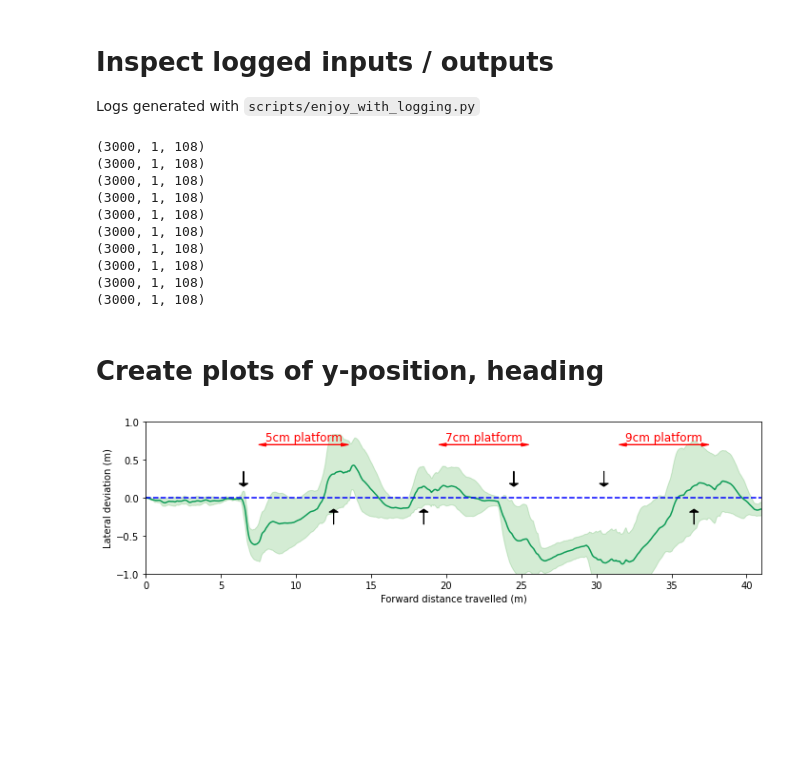
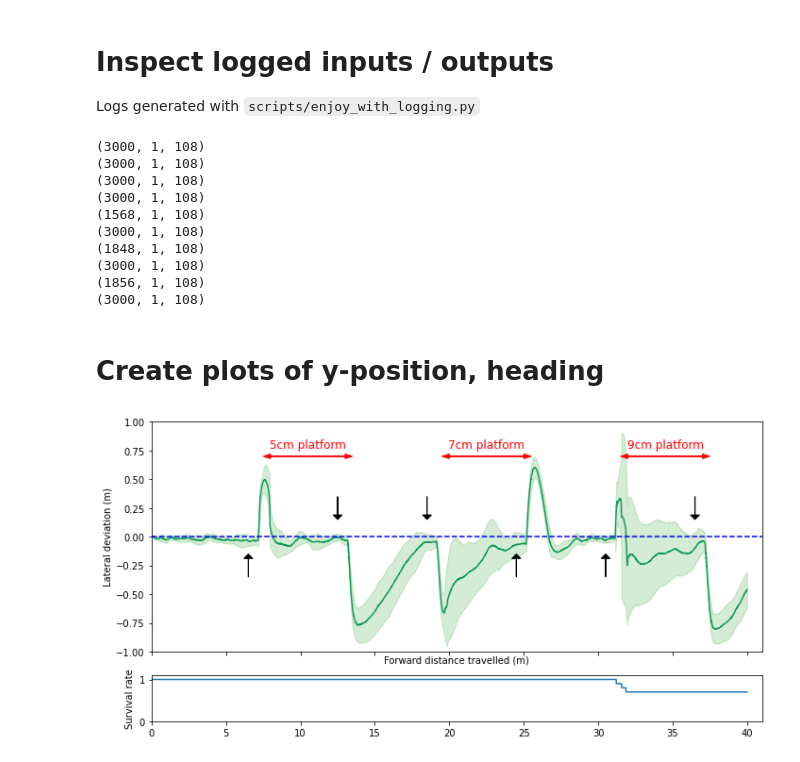
Before and after one commit to mcx-lab/rl-baselines3-zoo, a Jupyter notebook: notebooks/plot_robustness_to_disturbance.ipynb, the cells around one changed output. Saved outputs shown, nothing was run; the diff lists cells and outputs as text; code cells hidden in the pictures; blank space fills up the shorter version.

```diff
--- a/notebooks/plot_robustness_to_disturbance.ipynb
+++ b/notebooks/plot_robustness_to_disturbance.ipynb
@@ -86,7 +86,7 @@ def load_thrown_object_times():
 
 statss = []
 for seed in range(10):
-    stats_dir = model_dir / f'throw-obj-long-platform-seed{seed}'
+    stats_dir = model_dir / f'throw-obj-platform-seed{seed}'
     stats = load_robot_states(stats_dir)
     stats['name'] = f'seed{seed}'
     statss.append(stats)
@@ -95,12 +95,12 @@ for seed in range(10):
 (3000, 1, 108)
 (3000, 1, 108)
 (3000, 1, 108)
+(1568, 1, 108)
 (3000, 1, 108)
+(1848, 1, 108)
 (3000, 1, 108)
+(1856, 1, 108)
 (3000, 1, 108)
-(3000, 1, 108)
-(3000, 1, 108)
-(3000, 1, 108)
 # %% [markdown]
 # Create plots of y-position, heading
 # %%
@@ -117,7 +117,7 @@ foot_names = ['FR', 'FL', 'RR', 'RL']
 foot_colors = [google_blue, google_red, google_yellow, google_green]
 obstacle_pos = [(7.5, 13.5), (19.5, 25.5), (31.5, 37.5)]
 obstacle_names = ('5cm platform', '7cm platform', '9cm platform')
-throw_directions = [-1, 1, 1, -1, -1, 1]
+throw_directions = [1, -1, -1, 1, 1, -1]
 platform_heights = [0.05, 0.07, 0.09]
 
 def plot_arrows(ax):
@@ -153,44 +153,85 @@ def draw_spanning_arrow(ax, x1, y1, x2, y2, name=""):
 
     ax.text(xmid, ymid + 0.1, name, horizontalalignment='center', verticalalignment='center', fontsize=12, color='red')
     ax.arrow(xmid, ymid, xdiff, ydiff, color='red', length_includes_head=True, head_width=0.04, head_length=0.5)
     ax.arrow(xmid, ymid, -xdiff, -ydiff, color='red', length_includes_head=True, head_width=0.04, head_length=0.5)
 
 
 def plot_xy_coordinates(ax, stats):
     base_pos = stats['base_pos']
     xs = base_pos[:,0]
     ys = base_pos[:,1]
 
     ax.plot(xs, ys)
     ax.set_xlabel('Forward displacement (m)')
     ax.set_ylabel('Lateral displacement (m)')
     ax.axhline(0.0, color = 'black', alpha =0.3, linestyle='--')
 
+def get_interpolate_value(x, y, x_query):
+    idx_last = None
+    x_last = None
+    for idx_curr, x_curr in enumerate(x):
+        if x_query > x_curr:
+            idx_last = idx_curr
+            x_last = x_curr
+        else:
+            break
+    if idx_curr >= len(x):
+        return np.NaN
+    y_last = y[idx_last]
+    y_curr = y[idx_curr]
+
+    return (y_curr * (x_curr - x_query) + y_last * (x_query - x_last)) / (x_curr - x_last)
+
 def plot_xy_coordinates_distribution(ax, statss):
     xs = []
     ys = []
+    survivals = []
     for stats in statss:
         base_pos = stats['base_pos']
+        nrows = base_pos.shape[0]
+        base_pos = np.pad(base_pos, ((0, 3000 - nrows), (0, 0)), constant_values=np.NaN)
         xs.append(base_pos[:,0])
         ys.append(base_pos[:,1])
-    xs=np.array(xs)
-    ys=np.array(ys)
+        survivals.append(np.concatenate([np.ones(nrows), np.zeros(3000 - nrows)]))
 
-    x_mean = np.mean(xs, axis=0)
-    x_std = np.std(xs, axis=0)
-    y_mean = np.mean(ys, axis=0)
-    y_std = np.std(ys, axis=0)
+    # Arbitrarily define x-indices for plotting
+    x_plot = np.linspace(0.001, 40, num = 4000)
+    y_mean = []
+    y_std = []
+    # Obtain the interpolated y-values to calculate mean and stdev
+    for i, x_query in enumerate(x_plot):
+        y_querys = []
+        for x, y in zip(xs, ys):
+            y_querys.append(get_interpolate_value(x, y, x_query.item()))
+        y_mean.append(np.nanmean(y_querys))
+        y_std.append(np.nanstd(y_querys))
 
-    ax.plot(x_mean, y_mean, color=google_green)
-    ax.axhline(0.0, color = 'blue', linestyle='--')
-    ax.fill_between(x_mean, y_mean + y_std, y_mean - y_std, color='tab:green', alpha=0.2)
+    y_mean = np.array(y_mean)
+    y_std = np.array(y_std)
 
-fig, ax = plt.subplots(figsize=(10,3))
-ax.set_xlabel('Forward distance travelled (m)')
-ax.set_ylabel('Lateral deviation (m)')
-plot_arrows(ax)
+    survival_rate = []
+    for i, x_query in enumerate(x_plot):
+        survival_i = []
+        for x, s in zip(xs, survivals):
+            survival_i.append(get_interpolate_value(x, s, x_query.item()))
+        survival_i = np.array(survival_i)
+        survival_i = np.nan_to_num(survival_i)
+        survival_rate.append(np.mean(survival_i))
+
+    ax[0].plot(x_plot, y_mean, color=google_green)
+    ax[0].axhline(0.0, color = 'blue', linestyle='--')
+    ax[0].fill_between(x_plot, y_mean + y_std, y_mean - y_std, color='tab:green', alpha=0.2)
+    #ax[1].plot(x_plot, y_std)
+    ax[1].plot(x_plot, survival_rate)
+
+fig, ax = plt.subplots(2, 1, figsize=(10,4), gridspec_kw={'height_ratios': (5, 1)}, sharex=True)
+ax[0].set_xlabel('Forward distance travelled (m)')
+ax[0].set_ylabel('Lateral deviation (m)')
+ax[1].set_ylabel('Survival rate')
+# ax[1].set_ylim(0.0, 1.1)
+plot_arrows(ax[0])
 plot_xy_coordinates_distribution(ax, statss)
 fig.tight_layout()
 fig.savefig("robustness_thrown_obj.pdf", format="pdf", bbox_layout="tight")
 # %% [output]
-[figure, old version]
+[figure, new version]
```
Also changed, not shown: parts of 1 cell of this notebook, 8 other files.
